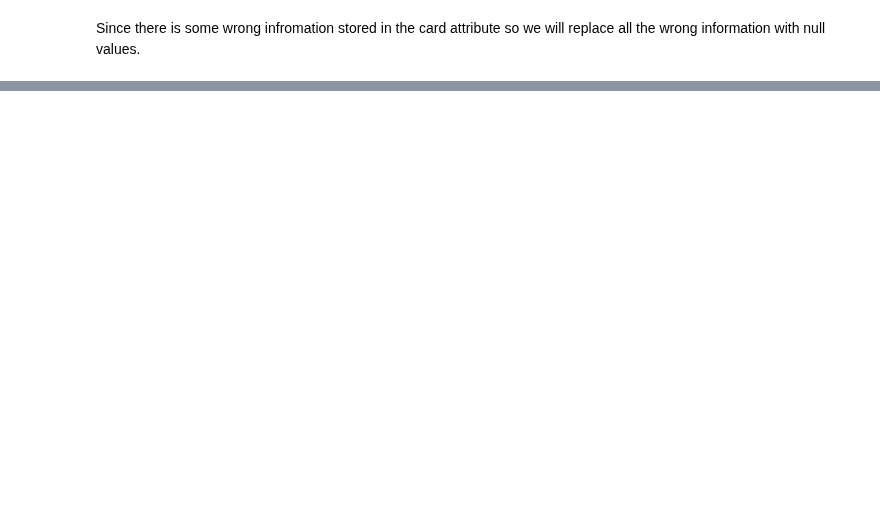
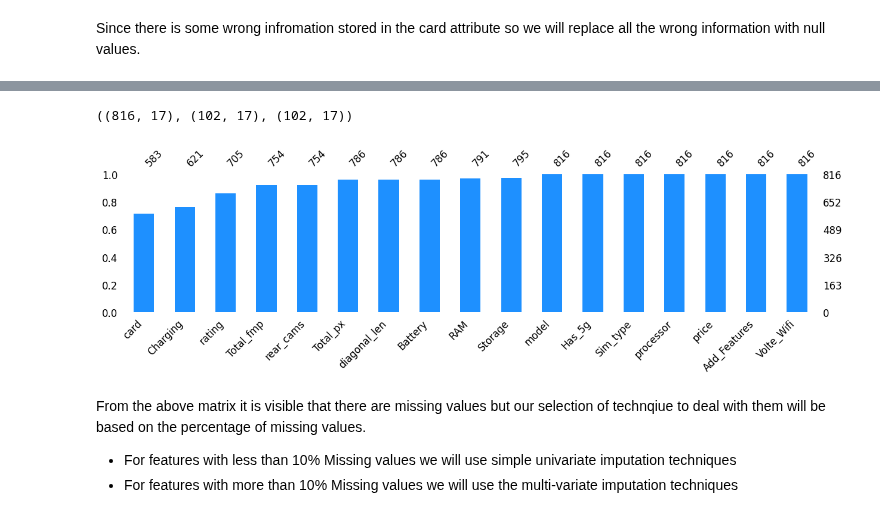
Before and after one commit to yuvraaj2002/AI_Projects, a Jupyter notebook: Smartphone_Price_Prediction/Code.ipynb, the cells around one changed output, grey strips where cells are left out. Drawn from its saved outputs; the diff is of its cells as text; code cells hidden in the pictures; blank space fills up the shorter version.

Commit message:
Handeled all the missing values

```diff
--- a/Smartphone_Price_Prediction/Code.ipynb
+++ b/Smartphone_Price_Prediction/Code.ipynb
@@ -304,6 +301,8 @@ for i in range(len(df)):
     if pd.isna(item) == False and 'Memory' not in item.split():
         df.loc[i,'card'] = np.nan
 
+df.loc[df["card"] == "Memory Card Supported, upto 1000 GB","card"] = "Memory Card Supported, upto 1 TB"
+
 # Considering only the name of the processor and brand
 for i in range(len(df)):
     item1 = df.loc[i,'processor']
@@ -323,6 +322,3 @@ types = ['1', '4', 'SC9863A,', '32', '1.77', 'SC6531E,', '48','256', 'Single', '
 
 for type in types:
     df.loc[df["processor"] == type,"processor"] = "Snapdragon"
-# %%
-# Imputing one missing value with mode value
-df['camera'].fillna(df['camera'].mode()[0],inplace=True)
@@ -417,3 +324,0 @@ Index(['Memory Card Supported, upto 1 TB', 'Memory Card Not Supported',
-# %%
-# Imputing the missing values with Mode value
-df['ram'].fillna(df['ram'].mode()[0],inplace=True)
@@ -481,0 +333,20 @@ sns.boxplot(x = df['price'],ax = ax[1])
+# %%
+train_df,test_val_df = train_test_split(df,train_size = 0.8)
+test_df,val_df = train_test_split(test_val_df,train_size = 0.5)
+
+# Creating a copy of the training dataframe
+temp_df = train_df.copy()
+# %%
+train_df.shape,test_df.shape,val_df.shape
+# %% [output]
+((816, 17), (102, 17), (102, 17))
+# %%
+# Visualizing the missing values
+msno.bar(temp_df, figsize=(15, 3), color="dodgerblue", sort="ascending", fontsize=12)
+plt.show()
+# %% [output]
+[figure, added]
+# %% [markdown]
+From the above matrix it is visible that there are missing values but our selection of technqiue to deal with them will be based on the percentage of missing values.
+- For features with less than 10% Missing values we will use simple univariate imputation techniques
+- For features with more than 10% Missing values we will use the multi-variate imputation techniques
```
Also changed, not shown: parts of 37 cells of this notebook.
